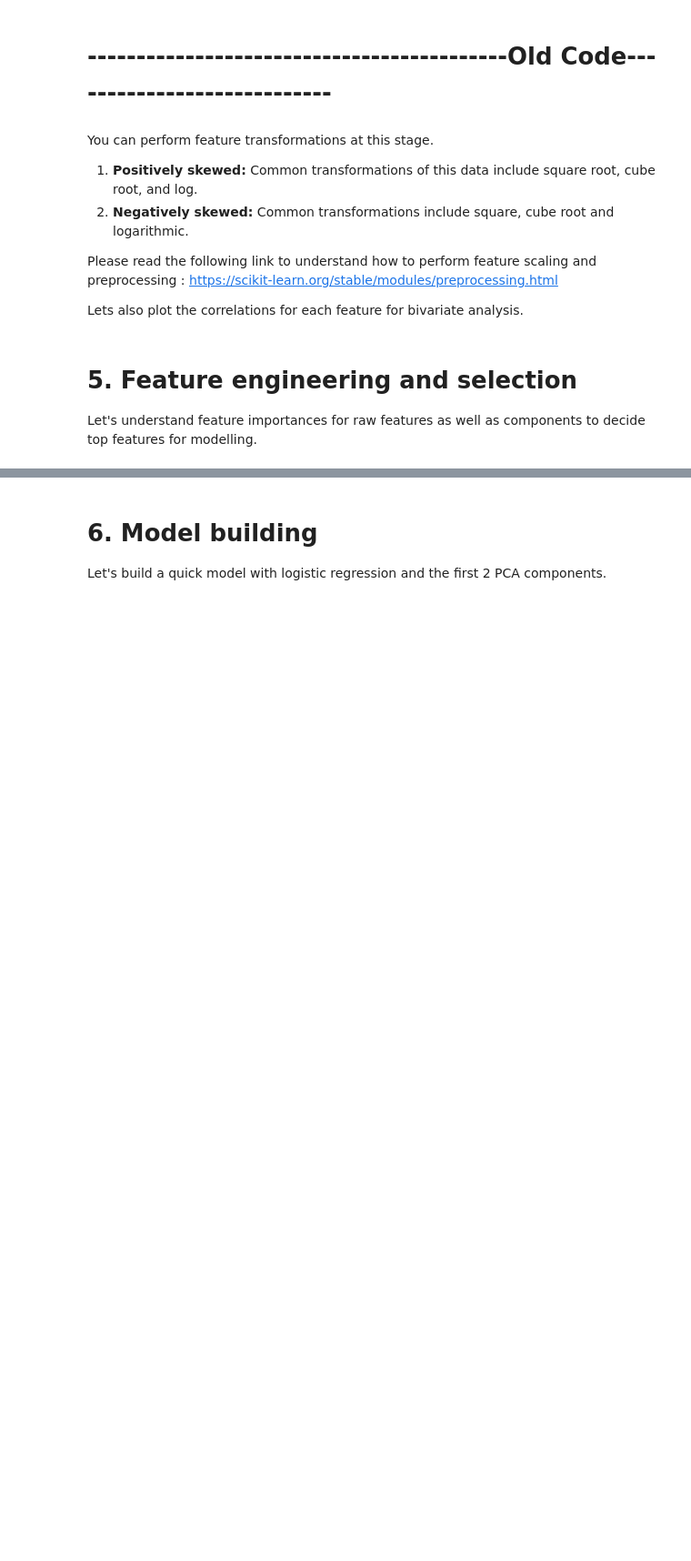
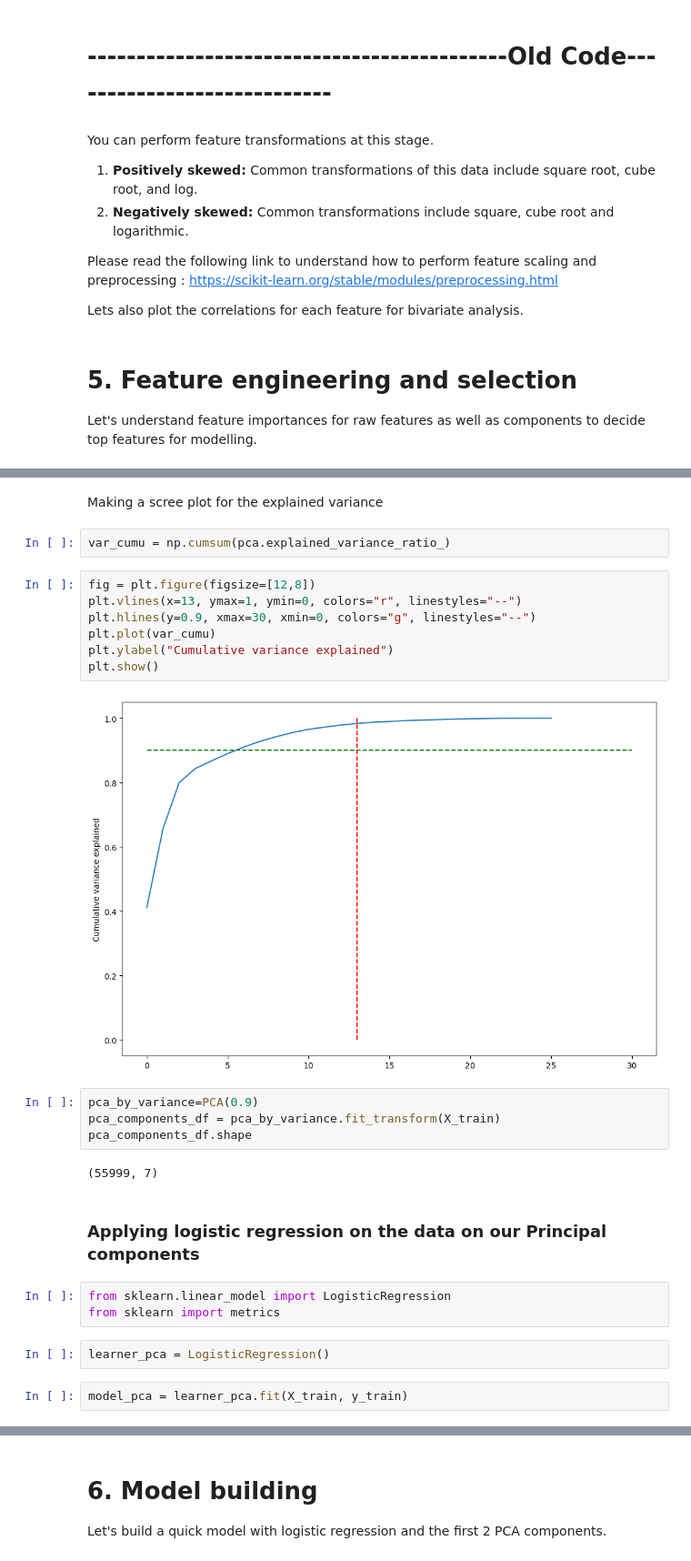
Before and after one commit to asthaa29/telecomchurncasestudy, a Jupyter notebook: telecomchurnprediction.ipynb, the cells around one changed output, grey strips where cells are left out. Shown at 91% size. Cells and saved outputs as stored; diff of their text form; blank space fills up the shorter version.

```diff
--- a/telecomchurnprediction.ipynb
+++ b/telecomchurnprediction.ipynb
@@ -673,0 +676,28 @@ plt.bar(feature_importances['col'], feature_importances['importance'])
+# %% [markdown]
+Making a scree plot for the explained variance
+# %%
+var_cumu = np.cumsum(pca.explained_variance_ratio_)
+# %%
+fig = plt.figure(figsize=[12,8])
+plt.vlines(x=13, ymax=1, ymin=0, colors="r", linestyles="--")
+plt.hlines(y=0.9, xmax=30, xmin=0, colors="g", linestyles="--")
+plt.plot(var_cumu)
+plt.ylabel("Cumulative variance explained")
+plt.show()
+# %% [output]
+[figure, added]
+# %%
+pca_by_variance=PCA(0.9)
+pca_components_df = pca_by_variance.fit_transform(X_train)
+pca_components_df.shape
+# %% [output]
+(55999, 7)
+# %% [markdown]
+### Applying logistic regression on the data on our Principal components
+# %%
+from sklearn.linear_model import LogisticRegression
+from sklearn import metrics
+# %%
+learner_pca = LogisticRegression()
+# %%
+model_pca = learner_pca.fit(X_train, y_train)
```
Also changed, not shown: parts of 35 cells of this notebook.
